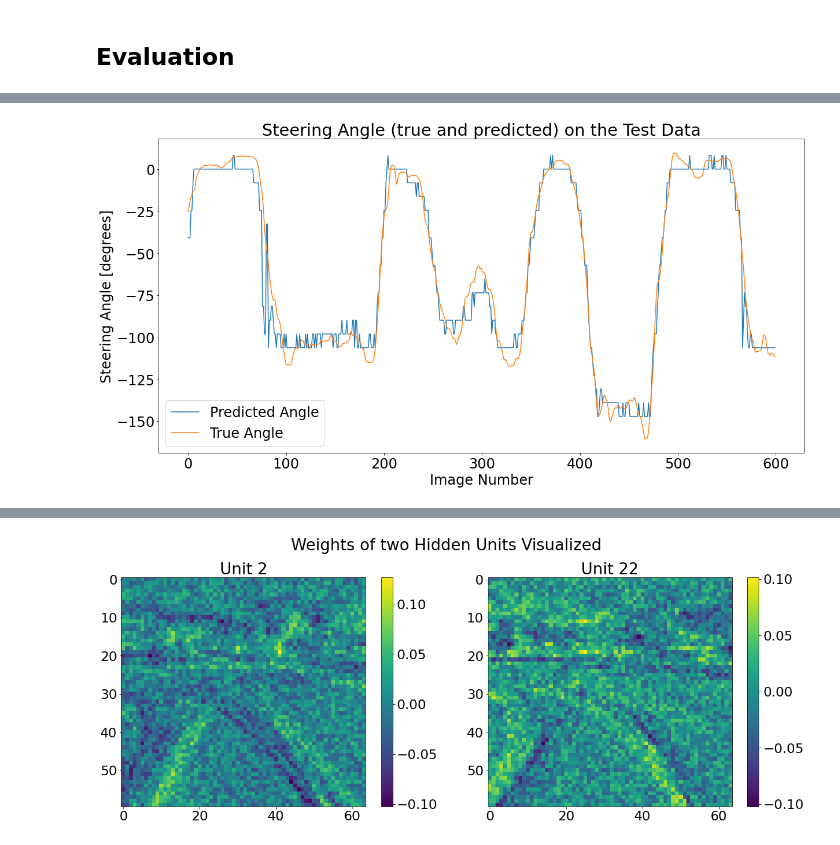
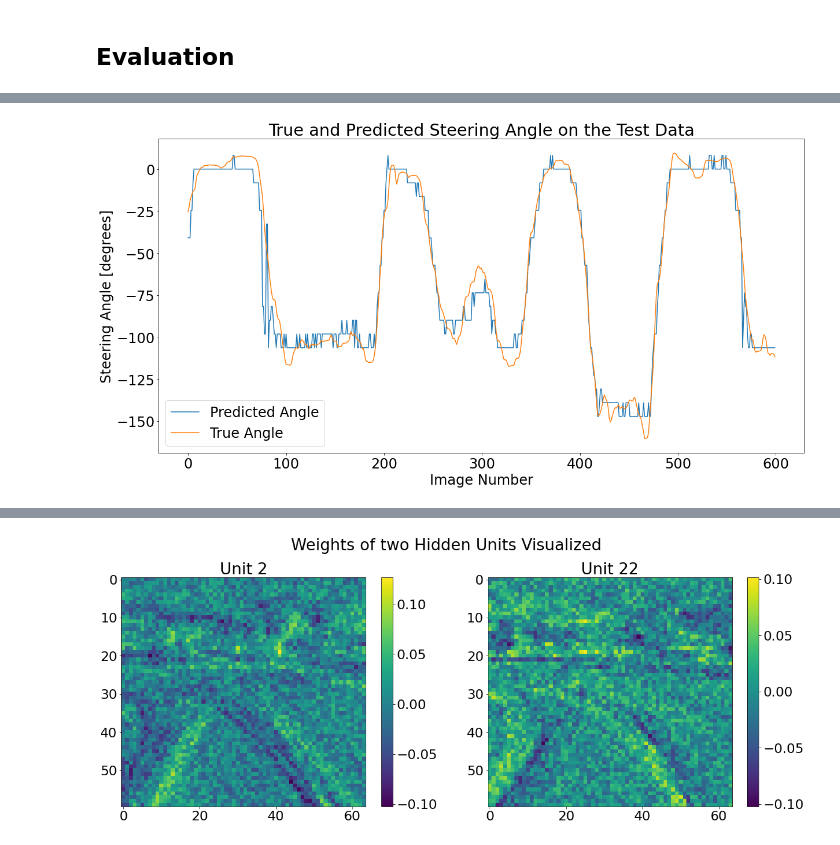
Before and after one commit to fabian-hk/Imitation-Learning, a Jupyter notebook: Seminar_ImitationLearning_FabianHauck.ipynb, the cells around one changed output, grey strips where cells are left out. Drawn from its saved outputs; the diff is of its cells as text; code cells hidden in the pictures.

```diff
--- a/Seminar_ImitationLearning_FabianHauck.ipynb
+++ b/Seminar_ImitationLearning_FabianHauck.ipynb
@@ -64,7 +60,7 @@ import h5py
 
 X = []
 y = []
-with h5py.File(f"{project_path}data/track_data_2.h5", "r") as f:
+with h5py.File("data/track_data_2.h5", "r") as f:
     for image, label in zip(f['images'], f['angles']):
         X.append(image)
         y.append(label)
@@ -254,7 +252,12 @@ plt.xlabel("Number of Epochs");
 ## Evaluation
 # %%
 # testing and visualization
-model.evaluate(X_test, y_test)
+print("---- Evaluating the Model on the Test Data ----")
+result = model.evaluate(X_test, y_test)
+print()
+print(f"Loss: {result[0]}")
+print(f"Accuracy: {result[1]}")
+
 y_pred = model.predict(X_test)
 
 y_pred_degree = utils.decode_angle(y_pred, output_bins=45)
@@ -265,7 +268,7 @@ plt.figure(figsize=(20,10))
 plt.plot(y_pred_degree, label="Predicted Angle")
 plt.plot(y_test_degree, label="True Angle")
 plt.legend()
-plt.title("Steering Angle (true and predicted) on the Test Data")
+plt.title("True and Predicted Steering Angle on the Test Data")
 plt.ylabel("Steering Angle [degrees]")
 plt.xlabel("Image Number");
 # %% [output]
@@ -273,4 +280,4 @@ plt.xlabel("Image Number");
-[figure, old version]
+[figure, new version]
 # %%
 # visualize the performance in a video
 visualize_angle_in_gif(X[train_data_size:], y_test_degree, y_pred_degree, "test_data_visualization")
```
Also changed, not shown: parts of 33 cells of this notebook, 14 other files.
